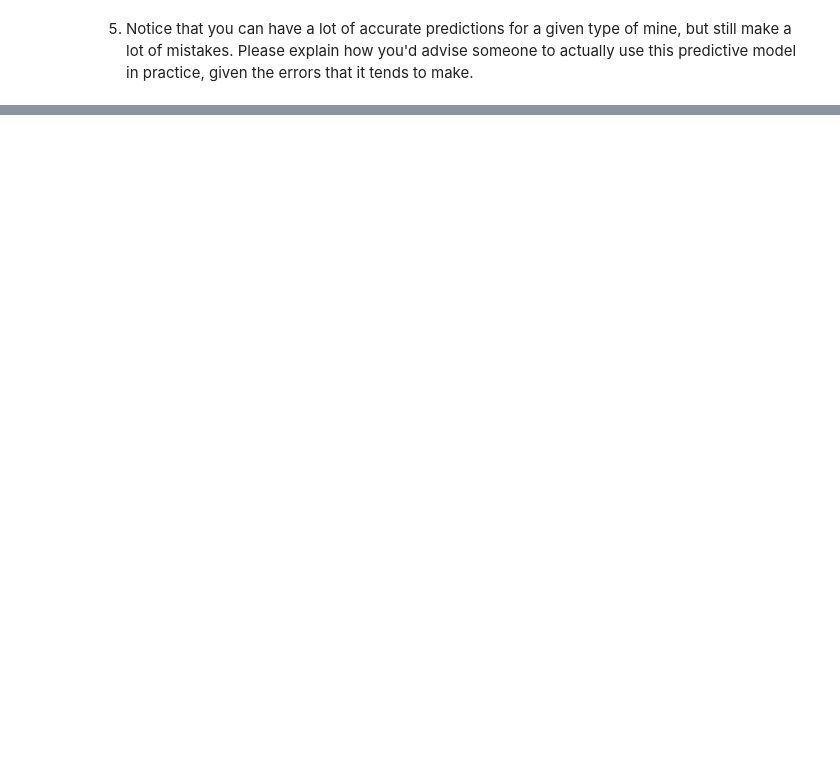
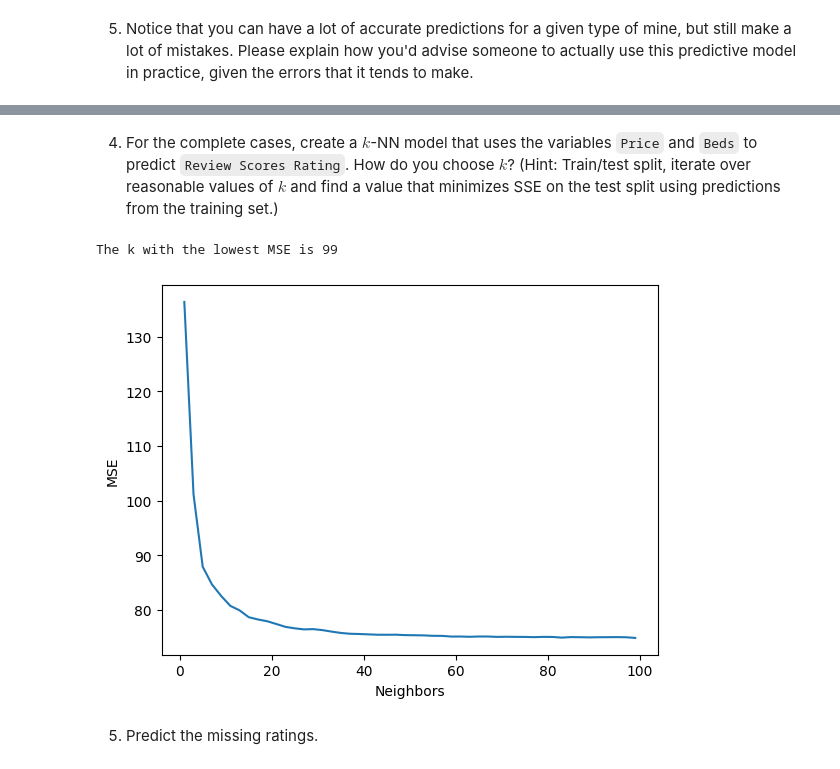
Before and after one commit to calvinpan1/ds3001_assignments, a Jupyter notebook: 02_assignment_knn.ipynb, the cells around one changed output, grey strips where cells are left out. Saved outputs shown, nothing was run; the diff lists cells and outputs as text; code cells hidden in the pictures; blank space fills up the shorter version.

```diff
--- a/02_assignment_knn.ipynb
+++ b/02_assignment_knn.ipynb
@@ -231,0 +206,3 @@ OK, those are the data: Labels attached to handwritten digits encoded as a matri
+# %%
+airbnb = pd.read_csv("data/airbnb_hw.csv")
+airbnb = airbnb.loc[:,['Review Scores Rating', 'Price', 'Beds']]
@@ -231,0 +228,4 @@ OK, those are the data: Labels attached to handwritten digits encoded as a matri
+# %%
+# Do some additional cleaning (typecast Price to int):
+airbnb['Price'] = pd.to_numeric(airbnb['Price'].str.replace('$','').str.replace(',',''))
+airbnb.dtypes
@@ -231,0 +240,3 @@ OK, those are the data: Labels attached to handwritten digits encoded as a matri
+# %%
+airbnb = airbnb.dropna(axis = 0, how = 'any')
+airbnb.isna()
@@ -231,0 +257,43 @@ OK, those are the data: Labels attached to handwritten digits encoded as a matri
+# %% [markdown]
+4. For the complete cases, create a $k$-NN model that uses the variables `Price` and `Beds` to predict `Review Scores Rating`. How do you choose $k$? (Hint: Train/test split, iterate over reasonable values of $k$ and find a value that minimizes SSE on the test split using predictions from the training set.)
+# %%
+from sklearn.neighbors import KNeighborsRegressor
+# Train test split
+airbnb = airbnb.sample(frac=1, random_state = 100)
+test_size = int( .5 * len(airbnb) ) # Set 50/50 train test split
+airbnb_test = airbnb.iloc[:test_size,:].reset_index(drop=True)
+airbnb_train = airbnb.iloc[test_size:,:].reset_index(drop=True)
+
+# Set outcome vars, covariates, and normalize x into u
+# For train set:
+
+y_train = airbnb_train['Review Scores Rating'] # Set out outcome/target
+ctrl_list = ['Price', 'Beds'] # List of control variables
+x_train = airbnb_train.loc[:, ctrl_list] # Set our covariates/features
+u_train = scaler.fit_transform(x_train)
+
+# For test set:
+y_test = airbnb_test['Review Scores Rating'] # Set out outcome/target
+ctrl_list = ['Price', 'Beds'] # List of control variables
+x_test = airbnb_test.loc[:, ctrl_list] # Set our covariates/features
+u_test = scaler.transform(x_test)
+
+# We will run a bunch of models and pick the k for which there is the least MSE:
+k_grid = [ (2*k+1) for k in range(50) ] # Odd numbers from 1 to 101
+mses = [] # List to save MSEs
+for k in k_grid:
+    model = KNeighborsRegressor(n_neighbors = k) # Create a model instance
+    model = model.fit(u_train, y_train) # Fit the model
+    y_hat = model.predict(u_test) # Predict values
+    mses.append( mse(y_test, y_hat) ) # Compute and store MSE
+sns.lineplot(x=k_grid, y=mses).set(ylabel='MSE', xlabel='Neighbors') # Plot MSE
+
+# Pick the lowest k:
+index_star = np.argmin( mses ) # Find minimizing index of mses
+k_star = k_grid[index_star] # Find value of k at that index
+print ("The k with the lowest MSE is " + str(k_star))
+# %% [output]
+The k with the lowest MSE is 99
+[figure, added]
+# %% [markdown]
+5. Predict the missing ratings.
```
Also changed, not shown: parts of 40 cells of this notebook.
